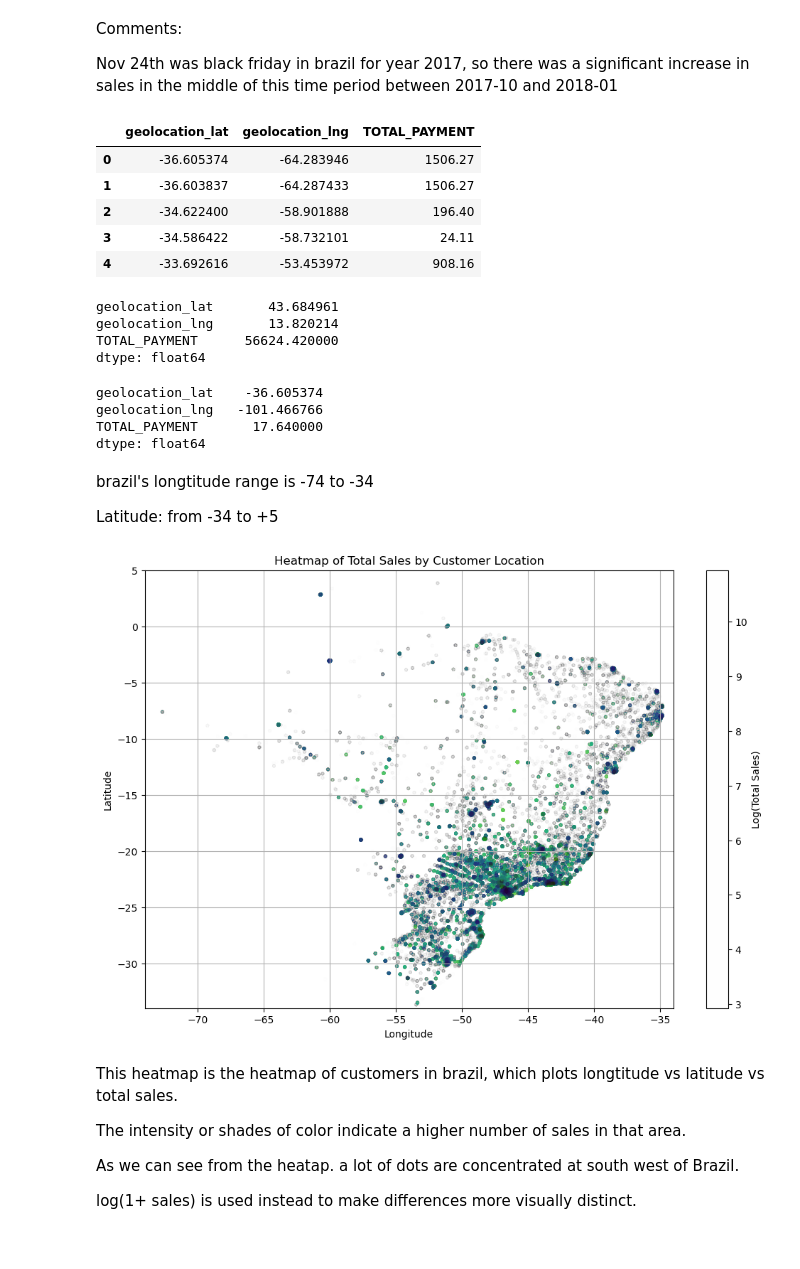
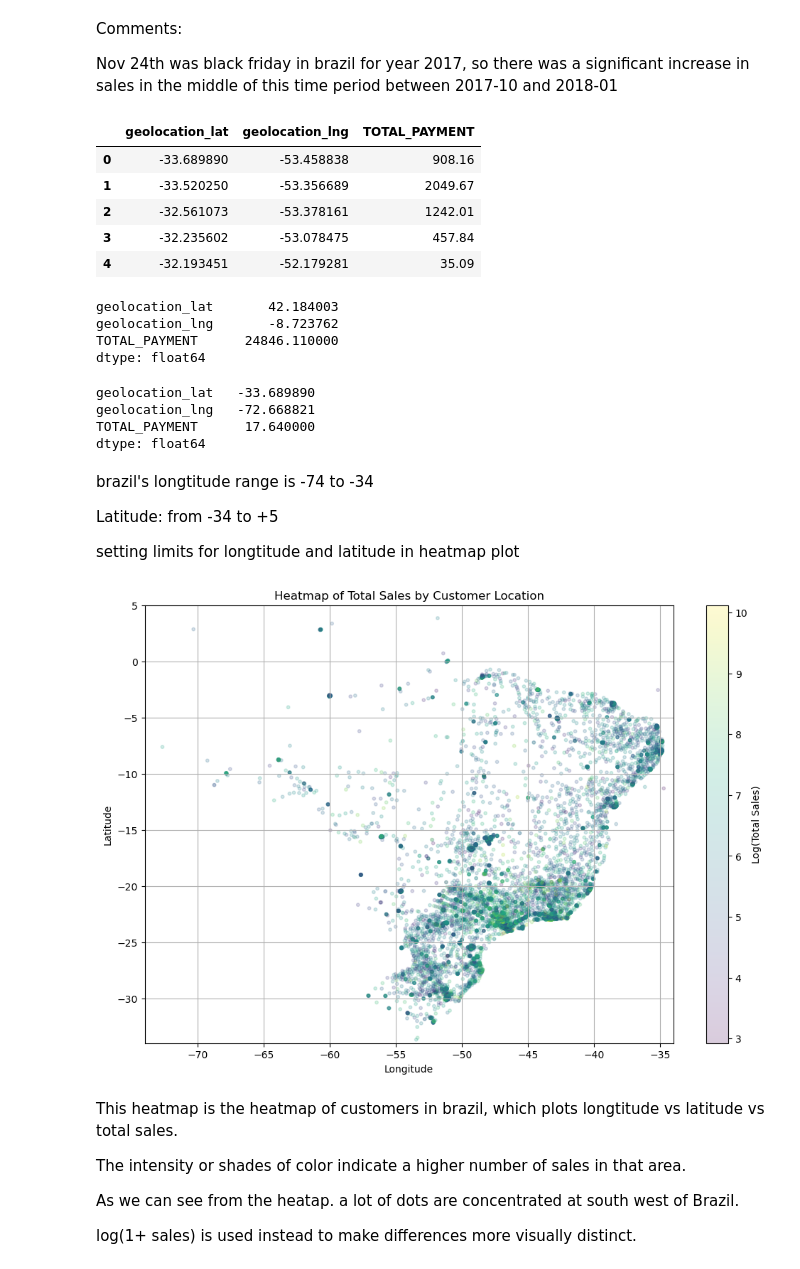
Before and after one commit to achuakh/Module-2-Project, a Jupyter notebook: Ian/BR_EDA2.ipynb, the cells around one changed output. Saved outputs shown, nothing was run; the diff lists cells and outputs as text; code cells hidden in the pictures.

```diff
--- a/Ian/BR_EDA2.ipynb
+++ b/Ian/BR_EDA2.ipynb
@@ -212,48 +212,55 @@ plt.show()
 Comments:
 
 Nov 24th was black friday in brazil for year 2017, so there was a significant increase in sales in the middle of this time period between 2017-10 and 2018-01
-# %%
-#filter only delivered orders
-delivered_orders = fct_orders[fct_orders['order_status'] == 'delivered']
-#merge to get customer zip_code
-orders_with_zip = pd.merge(delivered_orders, dim_customers[['customer_sid', 'customer_zip_code_prefix']], how='left',on='customer_sid')
-
-#merge to get latitude and longitude
-orders_with_geo = pd.merge(
-    orders_with_zip,
-    dim_geolocation[['geolocation_zip_code_prefix', 'geolocation_lat', 'geolocation_lng']],
-    how='left',
-    left_on='customer_zip_code_prefix',
-    right_on='geolocation_zip_code_prefix'
-)
-
-geo_sales_heatmap = orders_with_geo.groupby(['geolocation_lat', 'geolocation_lng'])['TOTAL_PAYMENT'].sum().reset_index()
-geo_sales_heatmap.head()
-# %% [output]
-|  | geolocation_lat | geolocation_lng | TOTAL_PAYMENT |
-| 0 | -36.605374 | -64.283946 | 1506.27 |
-| 1 | -36.603837 | -64.287433 | 1506.27 |
-| 2 | -34.622400 | -58.901888 | 196.40 |
-| 3 | -34.586422 | -58.732101 | 24.11 |
-| 4 | -33.692616 | -53.453972 | 908.16 |
+# %%
+#Recall that there are multiple latitude longtitude per zip code. So mean of longtitude latitude is used instead
+
+zip_centroids = dim_geolocation.groupby('geolocation_zip_code_prefix').agg({
+    'geolocation_lat': 'mean',
+    'geolocation_lng': 'mean'
+}).reset_index()
+
+#filter only delivered orders
+delivered_orders = fct_orders[fct_orders['order_status'] == 'delivered']
+#merge to get customer zip_code
+orders_with_zip = pd.merge(delivered_orders, dim_customers[['customer_sid', 'customer_zip_code_prefix']], how='left',on='customer_sid')
+
+# Merge with centroids
+orders_with_geo = pd.merge(
+    orders_with_zip,
+    zip_centroids,
+    left_on='customer_zip_code_prefix',
+    right_on='geolocation_zip_code_prefix'
+)
+geo_sales_heatmap = orders_with_geo.groupby(['geolocation_lat', 'geolocation_lng'])['TOTAL_PAYMENT'].sum().reset_index()
+geo_sales_heatmap.head()
+# %% [output]
+|  | geolocation_lat | geolocation_lng | TOTAL_PAYMENT |
+| 0 | -33.689890 | -53.458838 | 908.16 |
+| 1 | -33.520250 | -53.356689 | 2049.67 |
+| 2 | -32.561073 | -53.378161 | 1242.01 |
+| 3 | -32.235602 | -53.078475 | 457.84 |
+| 4 | -32.193451 | -52.179281 | 35.09 |
 # %%
 geo_sales_heatmap.max()
 # %% [output]
-geolocation_lat       43.684961
-geolocation_lng       13.820214
-TOTAL_PAYMENT      56624.420000
+geolocation_lat       42.184003
+geolocation_lng       -8.723762
+TOTAL_PAYMENT      24846.110000
 dtype: float64
 # %%
 geo_sales_heatmap.min()
 # %% [output]
-geolocation_lat    -36.605374
-geolocation_lng   -101.466766
-TOTAL_PAYMENT       17.640000
+geolocation_lat   -33.689890
+geolocation_lng   -72.668821
+TOTAL_PAYMENT      17.640000
 dtype: float64
 # %% [markdown]
 brazil's longtitude range is -74 to -34
 
 Latitude: from -34 to +5
+
+setting limits for longtitude and latitude in heatmap plot
 # %%
 plt.figure(figsize=(12, 8))
 
@@ -262,7 +269,7 @@ scatter = plt.scatter(
     geo_sales_heatmap['geolocation_lat'],
     c=np.log1p(geo_sales_heatmap['TOTAL_PAYMENT']),
     s=10,
-    alpha=0.002
+    alpha=0.2
 )
 
 plt.colorbar(scatter).set_label('Log(Total Sales)')
@@ -278,7 +285,7 @@ plt.ylim([-34, 5])
 plt.grid(True)
 plt.show()
 # %% [output]
-[figure, old version]
+[figure, new version]
 # %% [markdown]
 This heatmap is the heatmap of customers in brazil, which plots longtitude vs latitude vs total sales.
 
```
Also changed, not shown: parts of 4 cells of this notebook.
